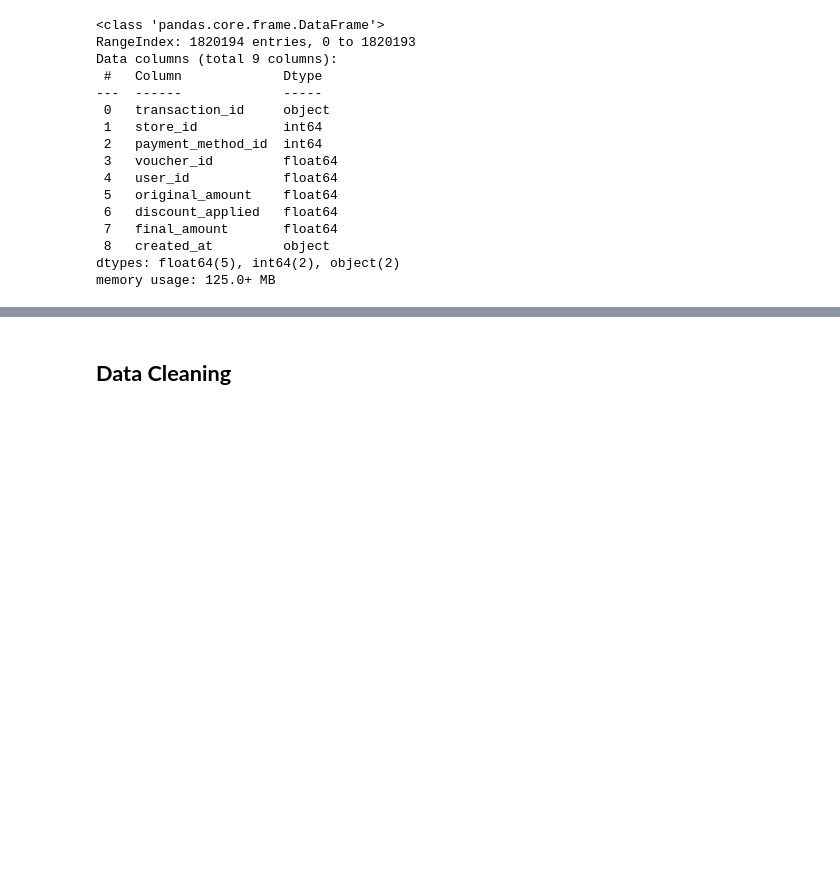
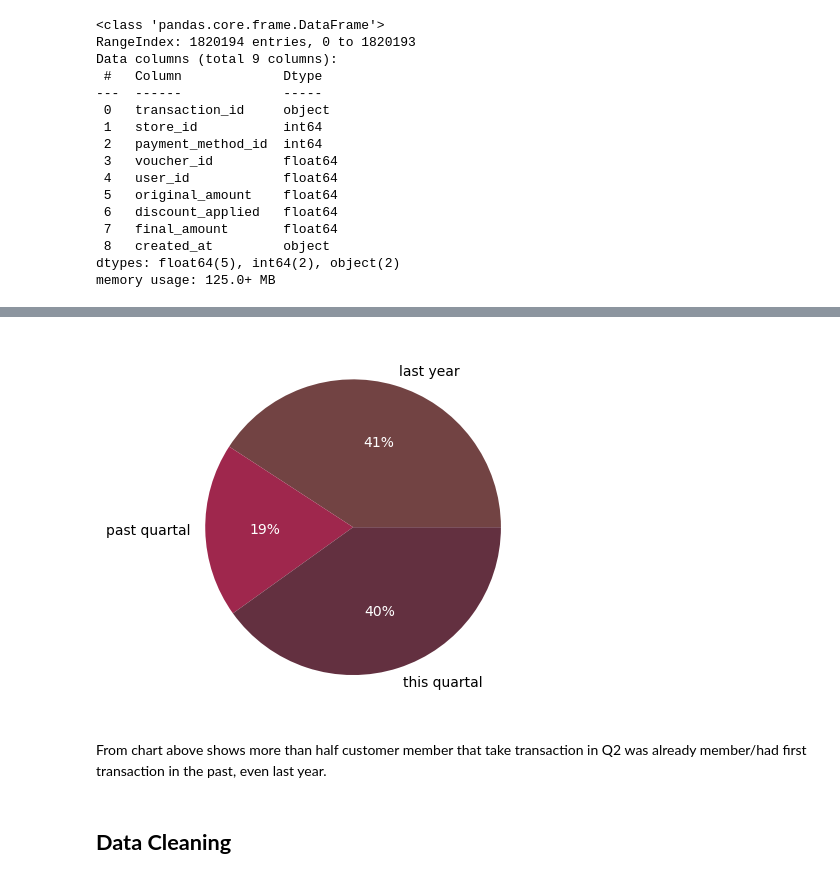
Before and after one commit to enthokz/GCoffee-Shop-Analysis, a Jupyter notebook: Gcoffee_Cohort.ipynb, the cells around one changed output, grey strips where cells are left out. Cells and saved outputs as stored; diff of their text form; code cells hidden in the pictures; blank space fills up the shorter version.

```diff
--- a/Gcoffee_Cohort.ipynb
+++ b/Gcoffee_Cohort.ipynb
@@ -34,3 +89,22 @@ memory usage: 125.0+ MB
+# %%
+def catnual(x):
+    if x['user_id']<1127827:
+        return 'last year'
+    elif x['user_id']>=1127827 and x['user_id']<1654913:
+        return 'past quartal'
+    else:
+        return 'this quartal'
+trx25_eda['annual_category']= trx25_eda.apply(catnual, axis=1)
+prep= trx25_eda.groupby('annual_category')['transaction_id'].count().reset_index()
+color=["#724343FF", '#9F274D', "#633040"]
+_, labels, autopct= plt.pie(prep['transaction_id'], labels=prep['annual_category'], autopct='%.0f%%', colors=color)
+plt.setp(autopct, color='white')
+
+plt.show()
+# %% [output]
+[figure, added]
+# %% [markdown]
+From chart above shows more than half customer member that take transaction in Q2 was already member/had first transaction in the past, even last year.
 # %% [markdown]
 ## **Data Cleaning**
 # %% [markdown]
```
Also changed, not shown: parts of 13 cells of this notebook.
